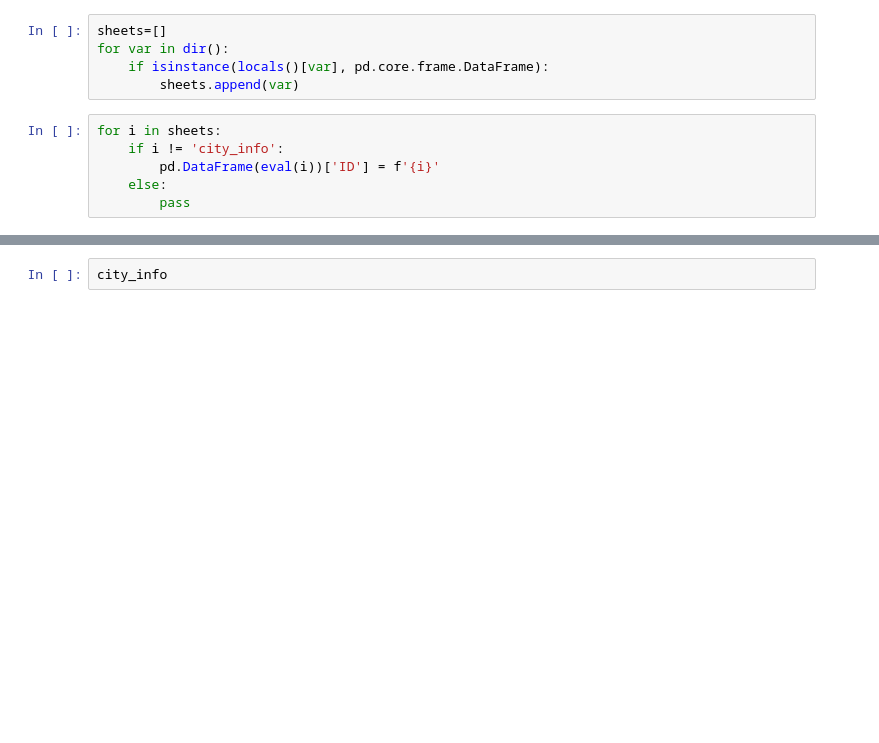
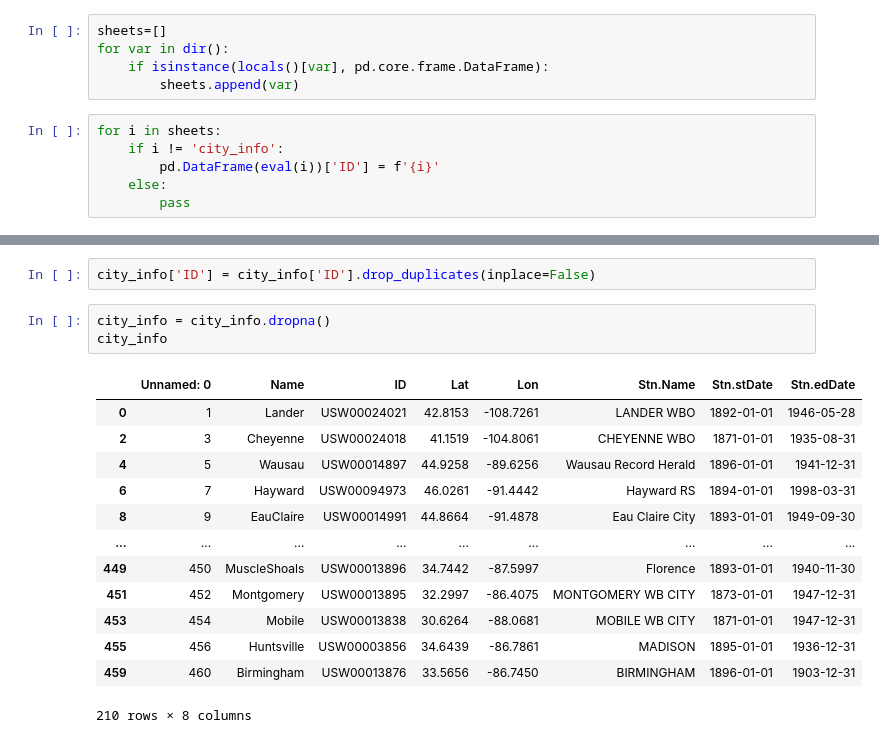
Before and after one commit to jibo16/Hermes-storeLoc-Map, a Jupyter notebook: PrecipMap/Heatmaps.ipynb, the cells around one changed output, grey strips where cells are left out. Saved outputs shown, nothing was run; the diff lists cells and outputs as text; blank space fills up the shorter version.

```diff
--- a/PrecipMap/Heatmaps.ipynb
+++ b/PrecipMap/Heatmaps.ipynb
@@ -51,2 +79,19 @@ var           str          sheets
 # %%
-city_info
+city_info['ID'] = city_info['ID'].drop_duplicates(inplace=False)
+# %%
+city_info = city_info.dropna()
+city_info
+# %% [output]
+|  | Unnamed: 0 | Name | ID | Lat | Lon | Stn.Name | Stn.stDate | Stn.edDate |
+| 0 | 1 | Lander | USW00024021 | 42.8153 | -108.7261 | LANDER WBO | 1892-01-01 | 1946-05-28 |
+| 2 | 3 | Cheyenne | USW00024018 | 41.1519 | -104.8061 | CHEYENNE WBO | 1871-01-01 | 1935-08-31 |
+| 4 | 5 | Wausau | USW00014897 | 44.9258 | -89.6256 | Wausau Record Herald | 1896-01-01 | 1941-12-31 |
+| 6 | 7 | Hayward | USW00094973 | 46.0261 | -91.4442 | Hayward RS | 1894-01-01 | 1998-03-31 |
+| 8 | 9 | EauClaire | USW00014991 | 44.8664 | -91.4878 | Eau Claire City | 1893-01-01 | 1949-09-30 |
+| ... | ... | ... | ... | ... | ... | ... | ... | ... |
+| 449 | 450 | MuscleShoals | USW00013896 | 34.7442 | -87.5997 | Florence | 1893-01-01 | 1940-11-30 |
+| 451 | 452 | Montgomery | USW00013895 | 32.2997 | -86.4075 | MONTGOMERY WB CITY | 1873-01-01 | 1947-12-31 |
+| 453 | 454 | Mobile | USW00013838 | 30.6264 | -88.0681 | MOBILE WB CITY | 1871-01-01 | 1947-12-31 |
+| 455 | 456 | Huntsville | USW00003856 | 34.6439 | -86.7861 | MADISON | 1895-01-01 | 1936-12-31 |
+| 459 | 460 | Birmingham | USW00013876 | 33.5656 | -86.7450 | BIRMINGHAM | 1896-01-01 | 1903-12-31 |
+210 rows × 8 columns
```
Also changed, not shown: parts of 5 cells of this notebook, 1 other file.
